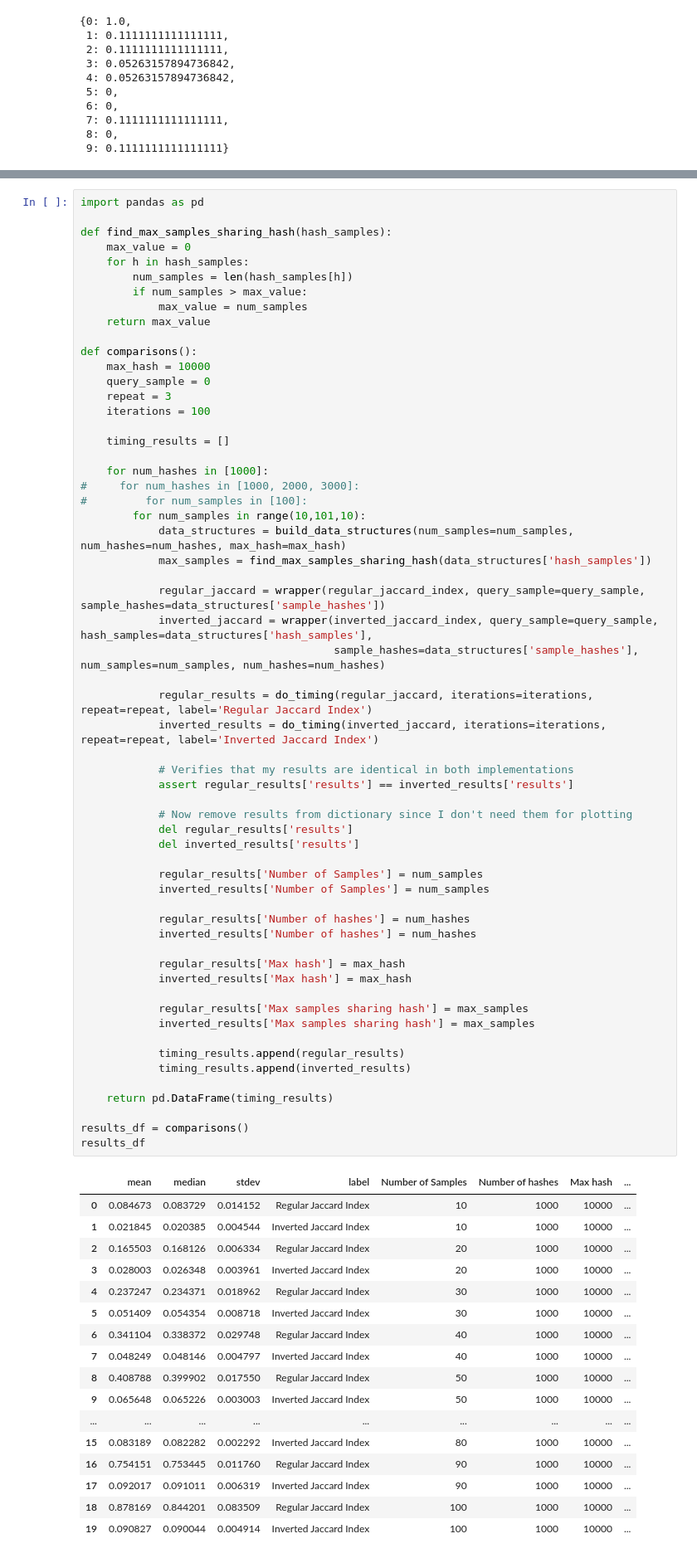
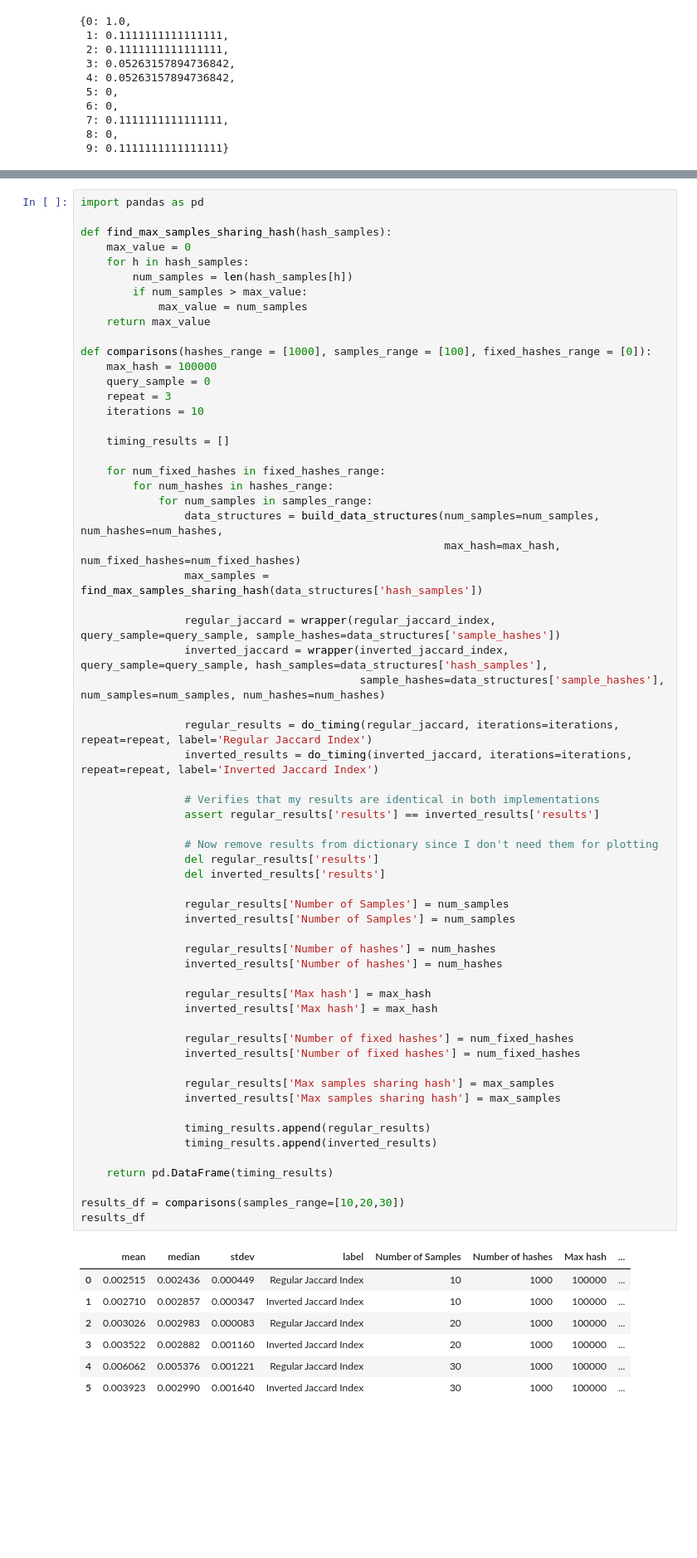
Before and after one commit to apetkau/minhash-indexing-tests, a Jupyter notebook: test-idea-no-union.ipynb, the cells around one changed output, grey strips where cells are left out. Shown at 83% size. Drawn from its saved outputs; the diff is of its cells as text; blank space fills up the shorter version.

```diff
--- a/test-idea-no-union.ipynb
+++ b/test-idea-no-union.ipynb
@@ -173,79 +182,72 @@ Now, let's compare both methods.
 import pandas as pd
 
 def find_max_samples_sharing_hash(hash_samples):
     max_value = 0
     for h in hash_samples:
         num_samples = len(hash_samples[h])
         if num_samples > max_value:
             max_value = num_samples
     return max_value
 
-def comparisons():
-    max_hash = 10000
+def comparisons(hashes_range = [1000], samples_range = [100], fixed_hashes_range = [0]):
+    max_hash = 100000
     query_sample = 0
     repeat = 3
-    iterations = 100
+    iterations = 10
 
     timing_results = []
 
-    for num_hashes in [1000]:
-#     for num_hashes in [1000, 2000, 3000]:
-#         for num_samples in [100]:
-        for num_samples in range(10,101,10):
-            data_structures = build_data_structures(num_samples=num_samples, num_hashes=num_hashes, max_hash=max_hash)
-            max_samples = find_max_samples_sharing_hash(data_structures['hash_samples'])
+    for num_fixed_hashes in fixed_hashes_range:
+        for num_hashes in hashes_range:
+            for num_samples in samples_range:
+                data_structures = build_data_structures(num_samples=num_samples, num_hashes=num_hashes,
+                                                        max_hash=max_hash, num_fixed_hashes=num_fixed_hashes)
+                max_samples = find_max_samples_sharing_hash(data_structures['hash_samples'])
 
-            regular_jaccard = wrapper(regular_jaccard_index, query_sample=query_sample, sample_hashes=data_structures['sample_hashes'])
-            inverted_jaccard = wrapper(inverted_jaccard_index, query_sample=query_sample, hash_samples=data_structures['hash_samples'],
-                                       sample_hashes=data_structures['sample_hashes'], num_samples=num_samples, num_hashes=num_hashes)
+                regular_jaccard = wrapper(regular_jaccard_index, query_sample=query_sample, sample_hashes=data_structures['sample_hashes'])
+                inverted_jaccard = wrapper(inverted_jaccard_index, query_sample=query_sample, hash_samples=data_structures['hash_samples'],
+                                           sample_hashes=data_structures['sample_hashes'], num_samples=num_samples, num_hashes=num_hashes)
 
-            regular_results = do_timing(regular_jaccard, iterations=iterations, repeat=repeat, label='Regular Jaccard Index')
-            inverted_results = do_timing(inverted_jaccard, iterations=iterations, repeat=repeat, label='Inverted Jaccard Index')
+                regular_results = do_timing(regular_jaccard, iterations=iterations, repeat=repeat, label='Regular Jaccard Index')
+                inverted_results = do_timing(inverted_jaccard, iterations=iterations, repeat=repeat, label='Inverted Jaccard Index')
 
-            # Verifies that my results are identical in both implementations
-            assert regular_results['results'] == inverted_results['results']
+                # Verifies that my results are identical in both implementations
+                assert regular_results['results'] == inverted_results['results']
 
-            # Now remove results from dictionary since I don't need them for plotting
-            del regular_results['results']
-            del inverted_results['results']
+                # Now remove results from dictionary since I don't need them for plotting
+                del regular_results['results']
+                del inverted_results['results']
 
-            regular_results['Number of Samples'] = num_samples
-            inverted_results['Number of Samples'] = num_samples
+                regular_results['Number of Samples'] = num_samples
+                inverted_results['Number of Samples'] = num_samples
 
-            regular_results['Number of hashes'] = num_hashes
-            inverted_results['Number of hashes'] = num_hashes
+                regular_results['Number of hashes'] = num_hashes
+                inverted_results['Number of hashes'] = num_hashes
 
-            regular_results['Max hash'] = max_hash
-            inverted_results['Max hash'] = max_hash
+                regular_results['Max hash'] = max_hash
+                inverted_results['Max hash'] = max_hash
 
-            regular_results['Max samples sharing hash'] = max_samples
-            inverted_results['Max samples sharing hash'] = max_samples
+                regular_results['Number of fixed hashes'] = num_fixed_hashes
+                inverted_results['Number of fixed hashes'] = num_fixed_hashes
 
-            timing_results.append(regular_results)
-            timing_results.append(inverted_results)
+                regular_results['Max samples sharing hash'] = max_samples
+                inverted_results['Max samples sharing hash'] = max_samples
+
+                timing_results.append(regular_results)
+                timing_results.append(inverted_results)
 
     return pd.DataFrame(timing_results)
 
-results_df = comparisons()
+results_df = comparisons(samples_range=[10,20,30])
 results_df
 # %% [output]
 |  | mean | median | stdev | label | Number of Samples | Number of hashes | Max hash | ... |
-| 0 | 0.084673 | 0.083729 | 0.014152 | Regular Jaccard Index | 10 | 1000 | 10000 | ... |
-| 1 | 0.021845 | 0.020385 | 0.004544 | Inverted Jaccard Index | 10 | 1000 | 10000 | ... |
-| 2 | 0.165503 | 0.168126 | 0.006334 | Regular Jaccard Index | 20 | 1000 | 10000 | ... |
-| 3 | 0.028003 | 0.026348 | 0.003961 | Inverted Jaccard Index | 20 | 1000 | 10000 | ... |
-| 4 | 0.237247 | 0.234371 | 0.018962 | Regular Jaccard Index | 30 | 1000 | 10000 | ... |
-| 5 | 0.051409 | 0.054354 | 0.008718 | Inverted Jaccard Index | 30 | 1000 | 10000 | ... |
-| 6 | 0.341104 | 0.338372 | 0.029748 | Regular Jaccard Index | 40 | 1000 | 10000 | ... |
-| 7 | 0.048249 | 0.048146 | 0.004797 | Inverted Jaccard Index | 40 | 1000 | 10000 | ... |
-| 8 | 0.408788 | 0.399902 | 0.017550 | Regular Jaccard Index | 50 | 1000 | 10000 | ... |
-| 9 | 0.065648 | 0.065226 | 0.003003 | Inverted Jaccard Index | 50 | 1000 | 10000 | ... |
-| ... | ... | ... | ... | ... | ... | ... | ... | ... |
-| 15 | 0.083189 | 0.082282 | 0.002292 | Inverted Jaccard Index | 80 | 1000 | 10000 | ... |
-| 16 | 0.754151 | 0.753445 | 0.011760 | Regular Jaccard Index | 90 | 1000 | 10000 | ... |
-| 17 | 0.092017 | 0.091011 | 0.006319 | Inverted Jaccard Index | 90 | 1000 | 10000 | ... |
-| 18 | 0.878169 | 0.844201 | 0.083509 | Regular Jaccard Index | 100 | 1000 | 10000 | ... |
-| 19 | 0.090827 | 0.090044 | 0.004914 | Inverted Jaccard Index | 100 | 1000 | 10000 | ... |
+| 0 | 0.002515 | 0.002436 | 0.000449 | Regular Jaccard Index | 10 | 1000 | 100000 | ... |
+| 1 | 0.002710 | 0.002857 | 0.000347 | Inverted Jaccard Index | 10 | 1000 | 100000 | ... |
+| 2 | 0.003026 | 0.002983 | 0.000083 | Regular Jaccard Index | 20 | 1000 | 100000 | ... |
+| 3 | 0.003522 | 0.002882 | 0.001160 | Inverted Jaccard Index | 20 | 1000 | 100000 | ... |
+| 4 | 0.006062 | 0.005376 | 0.001221 | Regular Jaccard Index | 30 | 1000 | 100000 | ... |
+| 5 | 0.003923 | 0.002990 | 0.001640 | Inverted Jaccard Index | 30 | 1000 | 100000 | ... |
 # %%
 import matplotlib
 import matplotlib.pyplot as plt
```
Also changed, not shown: parts of 13 cells of this notebook.
